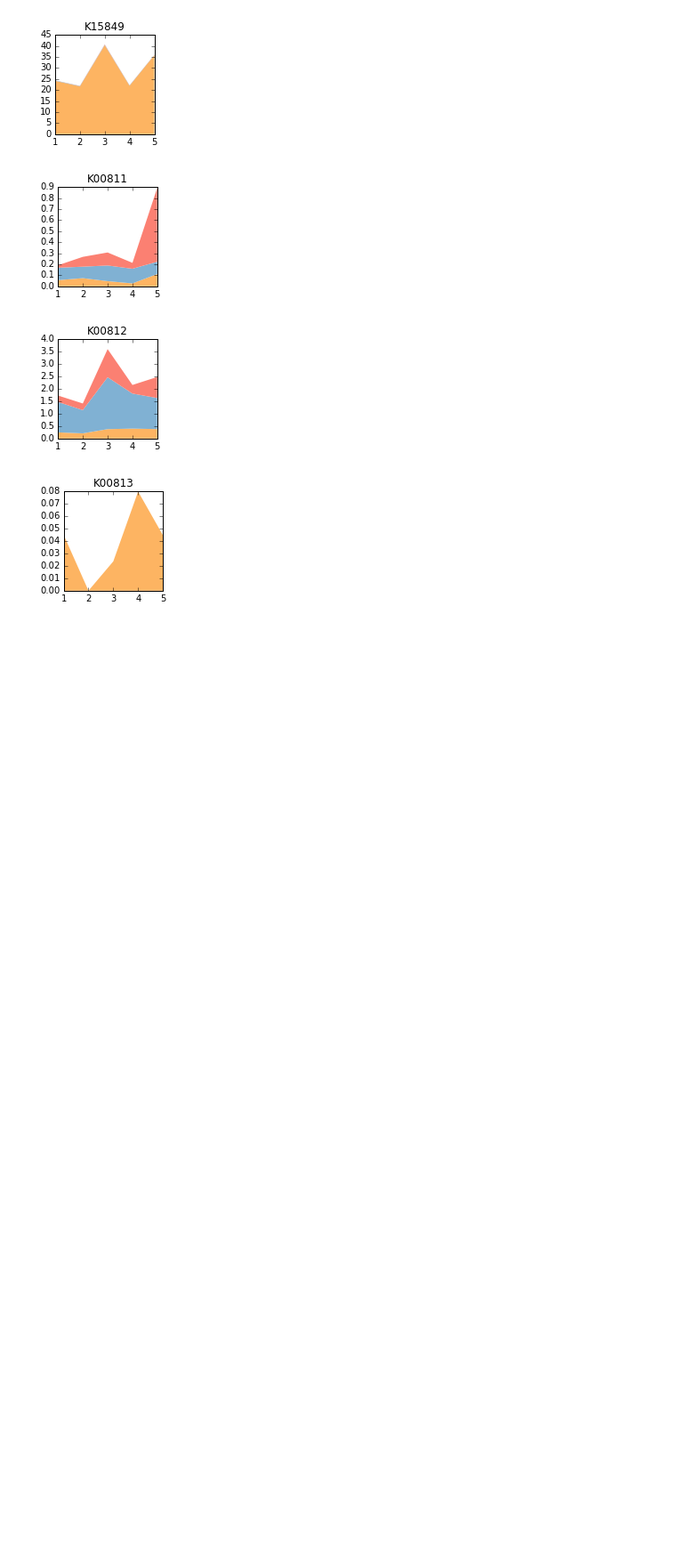
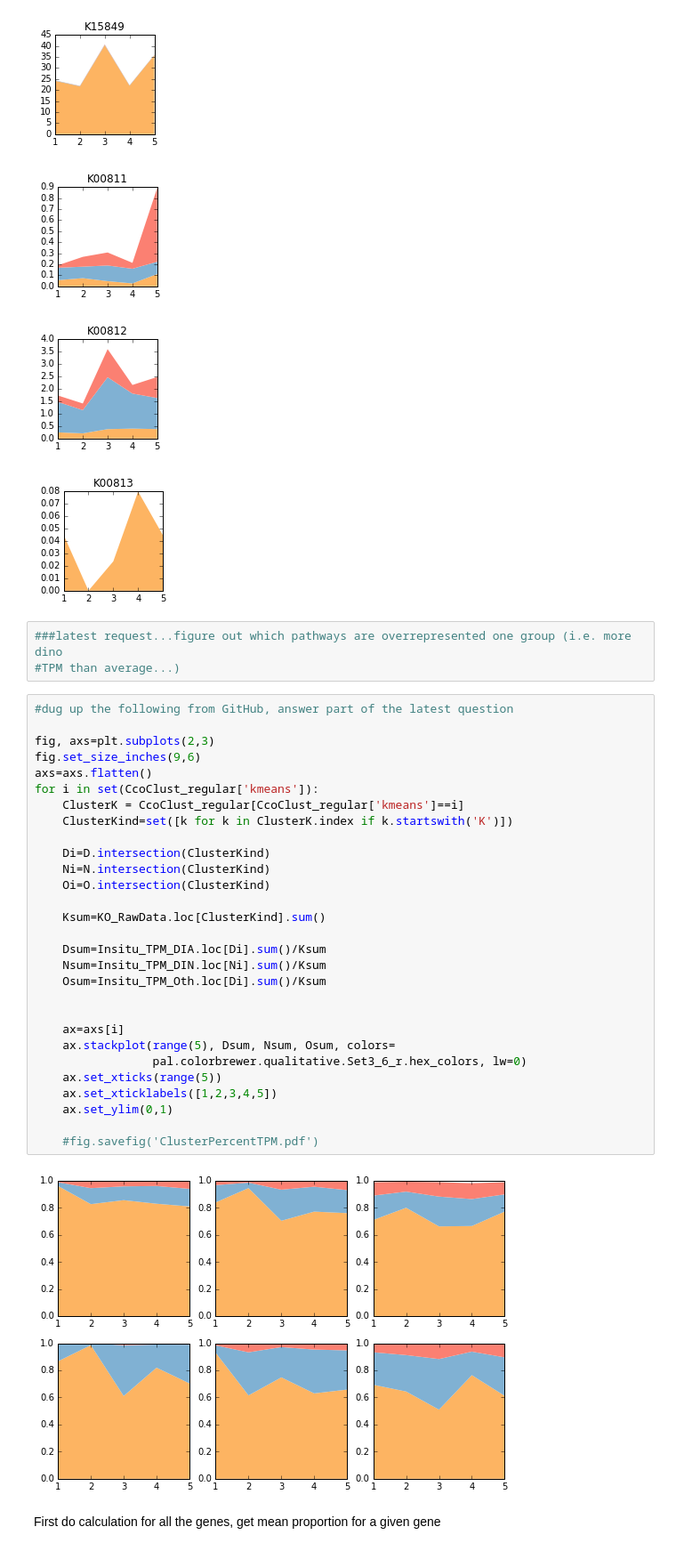
Before and after one commit to KujawinskiLaboratory/NB_Distribution, a Jupyter notebook: Linking CO and KOs.combined.ipynb, the cells around one changed output. Shown at 89% size. Cells and saved outputs as stored; diff of their text form; blank space fills up the shorter version.

Commit message:
started working on how to consider weight of three phylogenetic groups

```diff
--- a/Linking CO and KOs.combined.ipynb
+++ b/Linking CO and KOs.combined.ipynb
@@ -690,3 +691,39 @@ plotMultipleEC('K00811')
 [figure]
 [figure]
 [figure]
+# %%
+###latest request...figure out which pathways are overrepresented one group (i.e. more dino
+#TPM than average...)
+# %%
+#dug up the following from GitHub, answer part of the latest question
+
+fig, axs=plt.subplots(2,3)
+fig.set_size_inches(9,6)
+axs=axs.flatten()
+for i in set(CcoClust_regular['kmeans']):
+    ClusterK = CcoClust_regular[CcoClust_regular['kmeans']==i]
+    ClusterKind=set([k for k in ClusterK.index if k.startswith('K')])
+
+    Di=D.intersection(ClusterKind)
+    Ni=N.intersection(ClusterKind)
+    Oi=O.intersection(ClusterKind)
+
+    Ksum=KO_RawData.loc[ClusterKind].sum()
+
+    Dsum=Insitu_TPM_DIA.loc[Di].sum()/Ksum
+    Nsum=Insitu_TPM_DIN.loc[Ni].sum()/Ksum
+    Osum=Insitu_TPM_Oth.loc[Di].sum()/Ksum
+
+
+    ax=axs[i]
+    ax.stackplot(range(5), Dsum, Nsum, Osum, colors=
+                 pal.colorbrewer.qualitative.Set3_6_r.hex_colors, lw=0)
+    ax.set_xticks(range(5))
+    ax.set_xticklabels([1,2,3,4,5])
+    ax.set_ylim(0,1)
+
+    #fig.savefig('ClusterPercentTPM.pdf')
+# %% [output]
+[figure, added]
+# %% [markdown]
+First do calculation for all the genes, get mean proportion for a given gene
```
Also changed, not shown: parts of 14 cells of this notebook, 2 other files.
